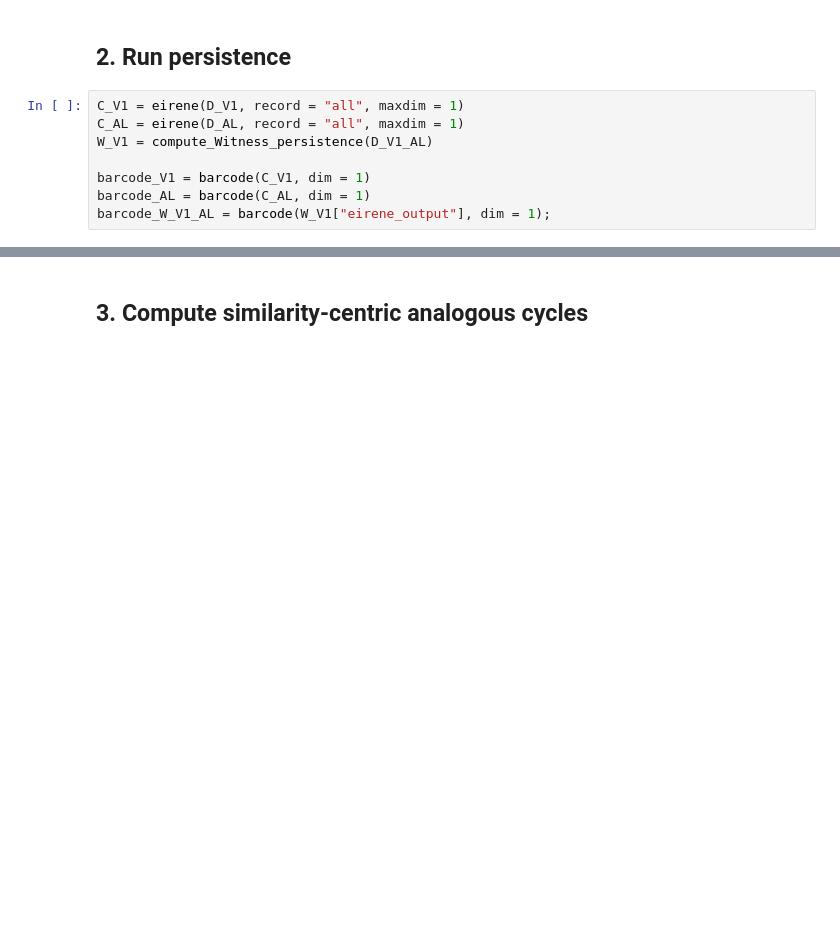
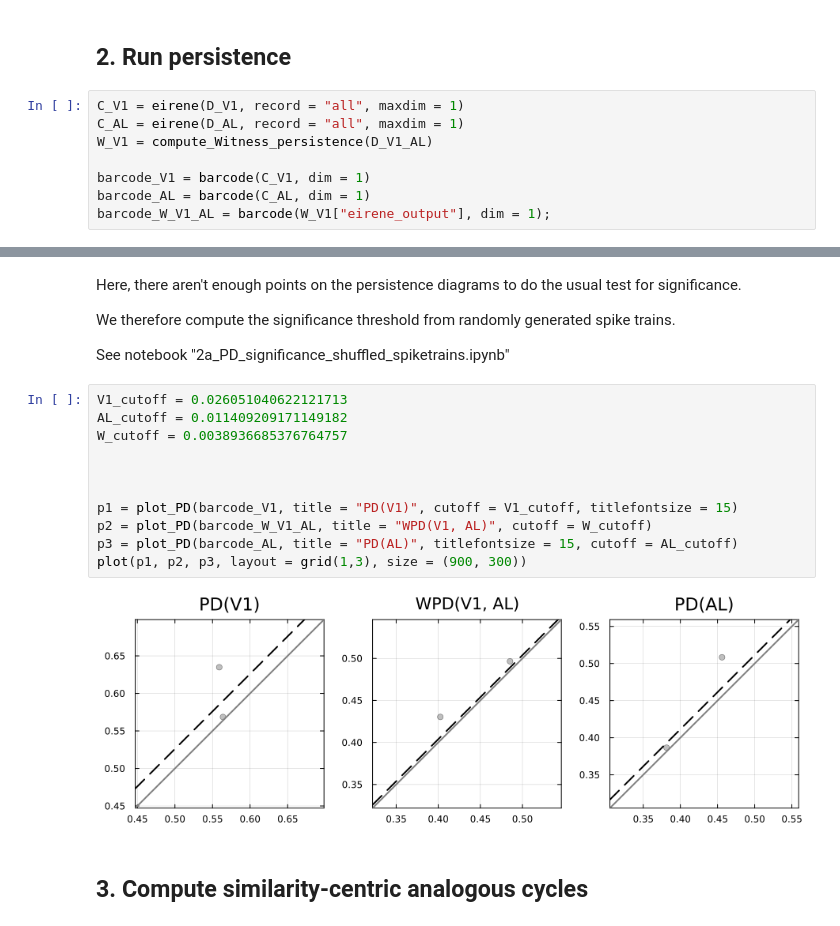
Before and after one commit to Soheilp86/analogous_neural, a Jupyter notebook: analysis/experimental_visual/2_analogous_cycles.ipynb, the cells around one changed output, grey strips where cells are left out. Saved outputs shown, nothing was run; the diff lists cells and outputs as text; blank space fills up the shorter version.

Commit message:
updated notebook 2

```diff
--- a/analysis/experimental_visual/2_analogous_cycles.ipynb
+++ b/analysis/experimental_visual/2_analogous_cycles.ipynb
@@ -69,3 +69,22 @@ plot(p1, p2, p3, layout = grid(1,3))
+# %% [markdown]
+Here, there aren't enough points on the persistence diagrams to do the usual test for significance.
+
+We therefore compute the significance threshold from randomly generated spike trains.
+
+See notebook "2a_PD_significance_shuffled_spiketrains.ipynb"
+# %%
+V1_cutoff = 0.026051040622121713
+AL_cutoff = 0.011409209171149182
+W_cutoff = 0.0038936685376764757
+
+
+
+p1 = plot_PD(barcode_V1, title = "PD(V1)", cutoff = V1_cutoff, titlefontsize = 15)
+p2 = plot_PD(barcode_W_V1_AL, title = "WPD(V1, AL)", cutoff = W_cutoff)
+p3 = plot_PD(barcode_AL, title = "PD(AL)", titlefontsize = 15, cutoff = AL_cutoff)
+plot(p1, p2, p3, layout = grid(1,3), size = (900, 300))
+# %% [output]
+[figure, added]
 # %% [markdown]
 ## 3. Compute similarity-centric analogous cycles
 # %%
```
Also changed, not shown: parts of 6 cells of this notebook.
